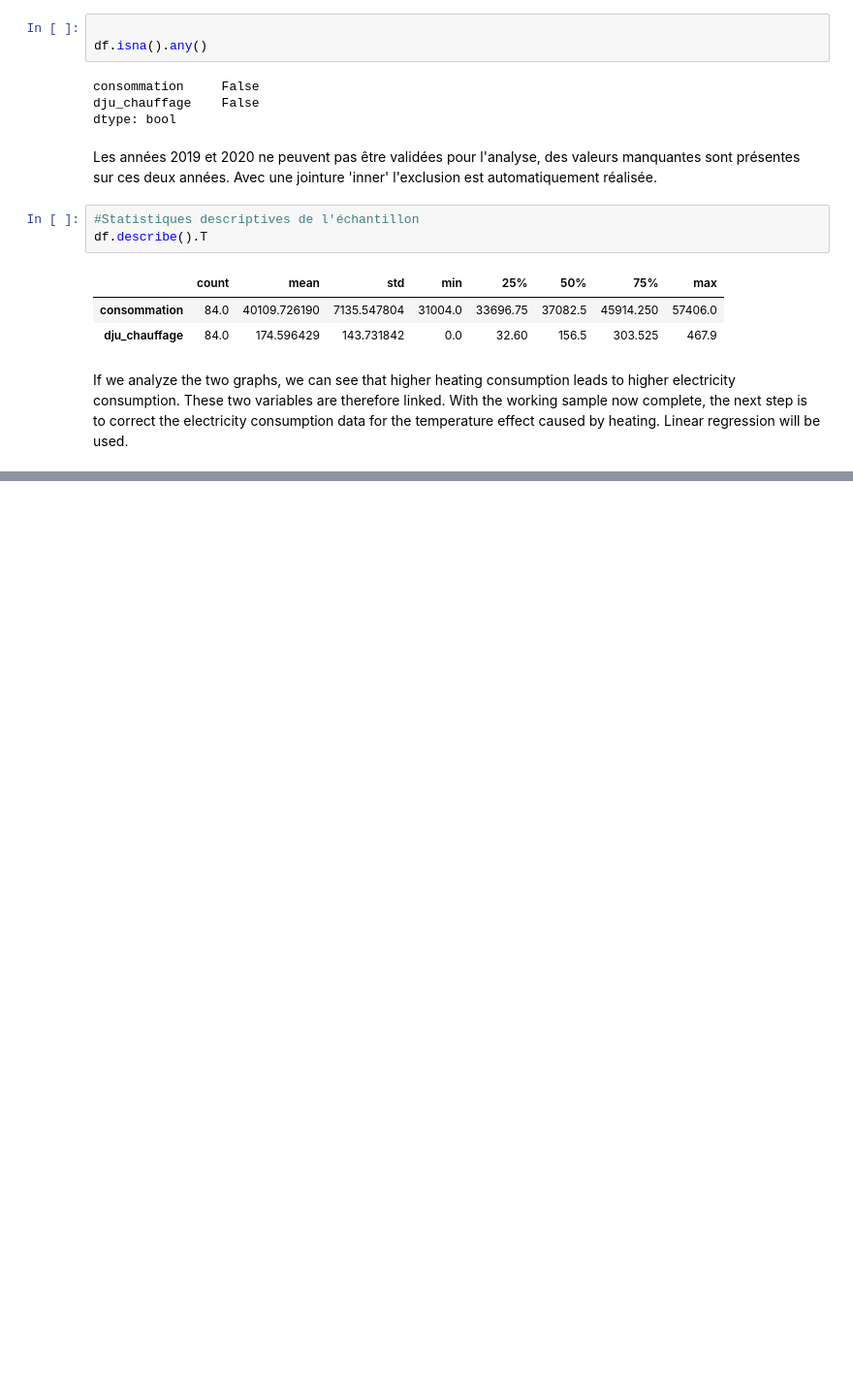
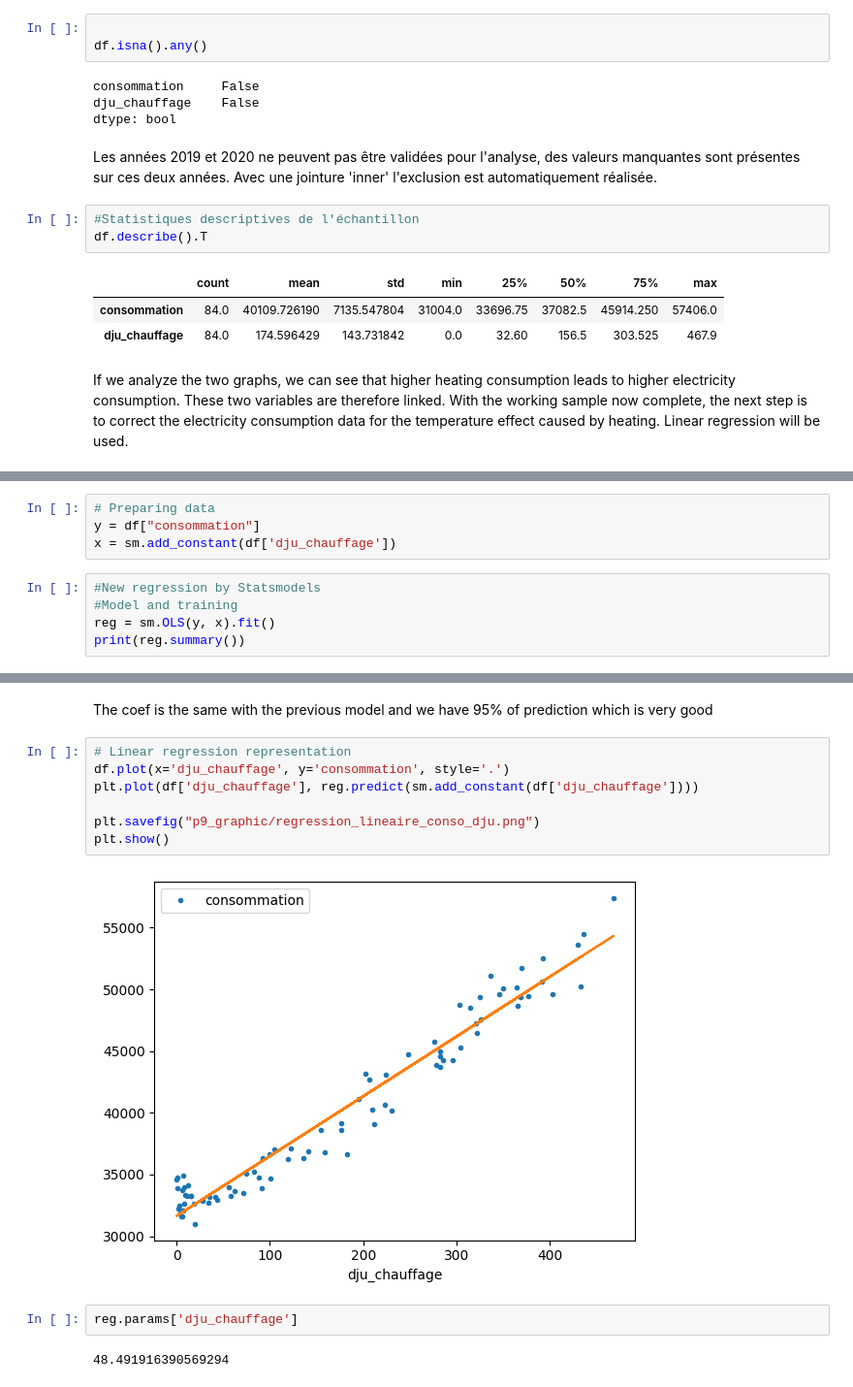
Before and after one commit to Dreys-bot/Forecasting-electricity-demand-on-the-French-market, a Jupyter notebook: notebook1.ipynb, the cells around one changed output, grey strips where cells are left out. Shown at 97% size. Saved outputs shown, nothing was run; the diff lists cells and outputs as text; blank space fills up the shorter version.

```diff
--- a/notebook1.ipynb
+++ b/notebook1.ipynb
@@ -302,0 +317,9 @@ If we analyze the two graphs, we can see that higher heating consumption leads t
+# %%
+# Preparing data
+y = df["consommation"]
+x = sm.add_constant(df['dju_chauffage'])
+# %%
+#New regression by Statsmodels
+#Model and training
+reg = sm.OLS(y, x).fit()
+print(reg.summary())
@@ -302,0 +344,15 @@ If we analyze the two graphs, we can see that higher heating consumption leads t
+# %% [markdown]
+The coef is the same with the previous model and we have 95% of prediction which is very good
+# %%
+# Linear regression representation
+df.plot(x='dju_chauffage', y='consommation', style='.')
+plt.plot(df['dju_chauffage'], reg.predict(sm.add_constant(df['dju_chauffage'])))
+
+plt.savefig("p9_graphic/regression_lineaire_conso_dju.png")
+plt.show()
+# %% [output]
+[figure, added]
+# %%
+reg.params['dju_chauffage']
+# %% [output]
+48.491916390569294
```
Also changed, not shown: parts of 70 cells of this notebook.
